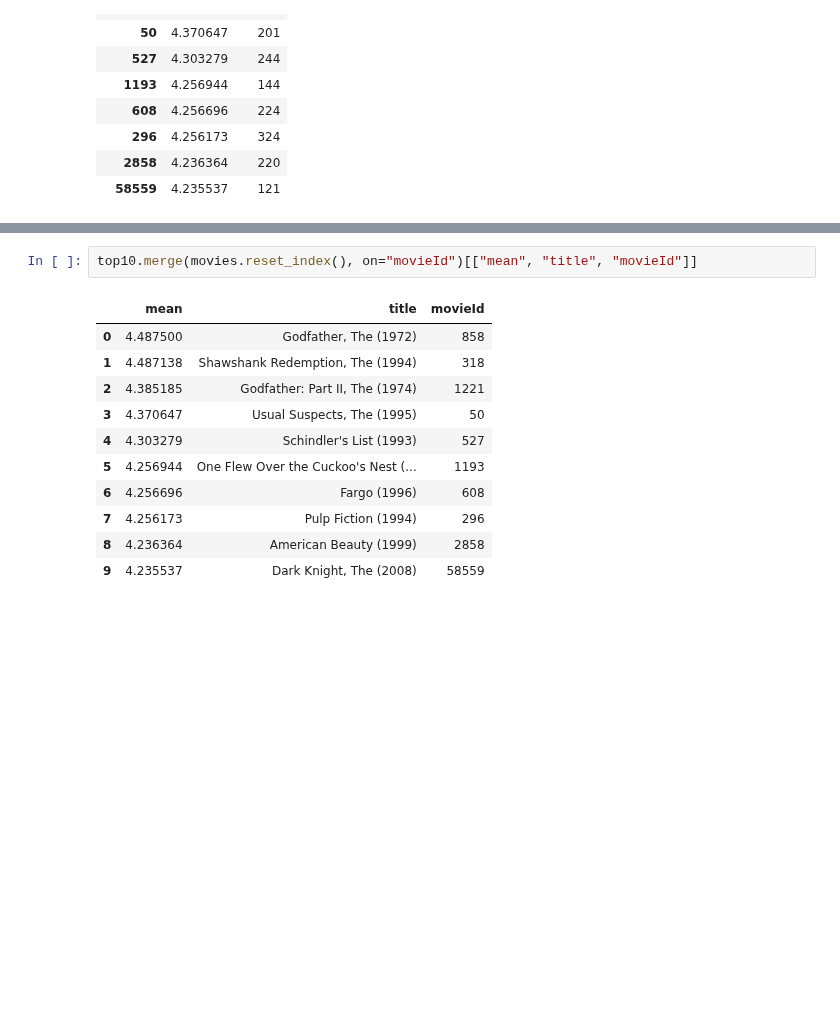
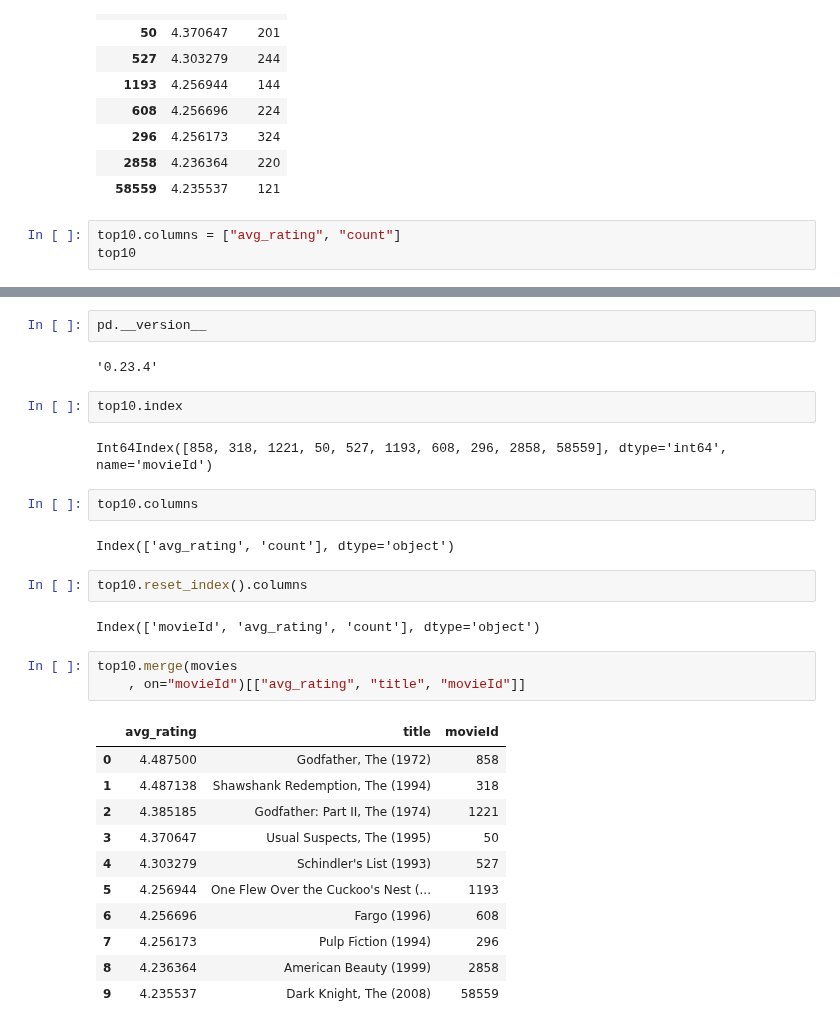
Before and after one commit to abulbasar/machine-learning, a Jupyter notebook: demos/Day 1 - 01 Pandas.ipynb, the cells around one changed output, grey strips where cells are left out. Cells and saved outputs as stored; diff of their text form; blank space fills up the shorter version.

```diff
--- a/demos/Day 1 - 01 Pandas.ipynb
+++ b/demos/Day 1 - 01 Pandas.ipynb
@@ -455,3 +455,6 @@ top10
 | 296 | 4.256173 | 324 |
 | 2858 | 4.236364 | 220 |
 | 58559 | 4.235537 | 121 |
+# %%
+top10.columns = ["avg_rating", "count"]
+top10
@@ -458,7 +489,24 @@ top10
+# %%
+pd.__version__
+# %% [output]
+'0.23.4'
+# %%
+top10.index
+# %% [output]
+Int64Index([858, 318, 1221, 50, 527, 1193, 608, 296, 2858, 58559], dtype='int64', name='movieId')
+# %%
+top10.columns
+# %% [output]
+Index(['avg_rating', 'count'], dtype='object')
+# %%
+top10.reset_index().columns
+# %% [output]
+Index(['movieId', 'avg_rating', 'count'], dtype='object')
 # %%
-top10.merge(movies.reset_index(), on="movieId")[["mean", "title", "movieId"]]
+top10.merge(movies
+    , on="movieId")[["avg_rating", "title", "movieId"]]
 # %% [output]
-|  | mean | title | movieId |
+|  | avg_rating | title | movieId |
 | 0 | 4.487500 | Godfather, The (1972) | 858 |
 | 1 | 4.487138 | Shawshank Redemption, The (1994) | 318 |
 | 2 | 4.385185 | Godfather: Part II, The (1974) | 1221 |
```
Also changed, not shown: parts of 2 cells of this notebook.
